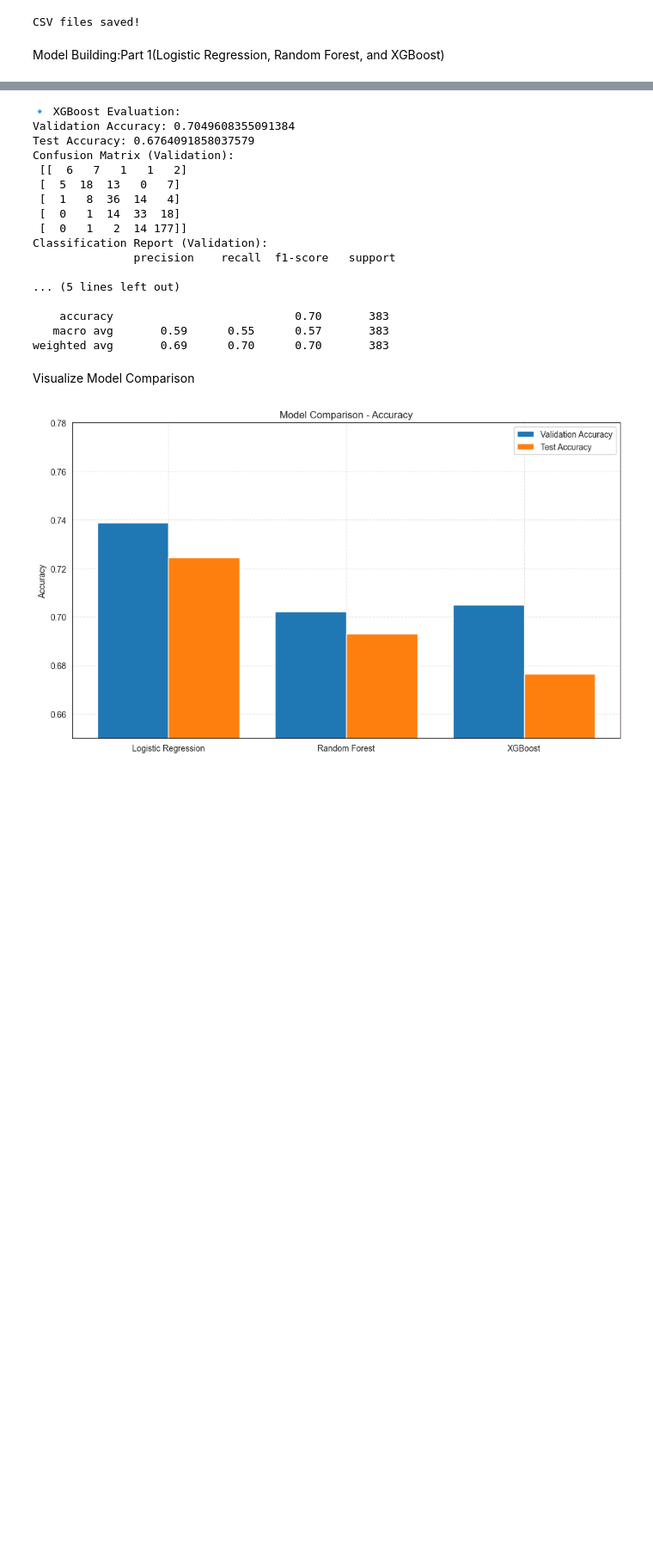
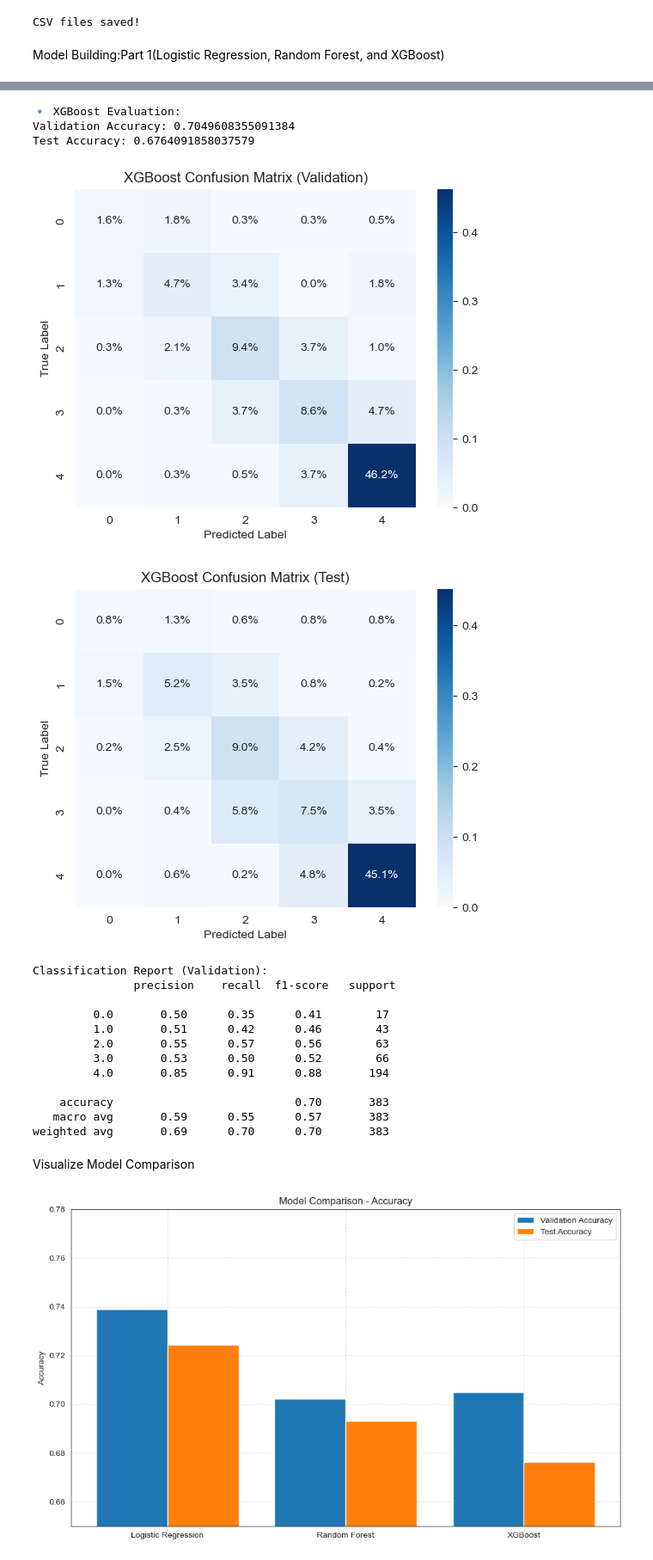
Before and after one commit to soulgoesflying/MLG382-Guided-Project, a Jupyter notebook: StudentPerformance.ipynb, the cells around one changed output, grey strips where cells are left out. Shown at 86% size. Drawn from its saved outputs; the diff is of its cells as text; code cells hidden in the pictures; blank space fills up the shorter version.

```diff
--- a/StudentPerformance.ipynb
+++ b/StudentPerformance.ipynb
@@ -675,36 +713,54 @@ weighted avg       0.69      0.70      0.68       383
 # %%
 # 3. XGBoost Model
 xgb_model = xgb.XGBClassifier(random_state=42)
 xgb_model.fit(X_train.drop(columns='GradeClass'), y_train)  # Train the model (excluding the target column)
 
 # Make predictions on validation and test sets
 y_val_pred_xgb = xgb_model.predict(X_val.drop(columns='GradeClass'))
 y_test_pred_xgb = xgb_model.predict(X_test.drop(columns='GradeClass'))
 
 # XGBoost Evaluation
 print("\n🔹 XGBoost Evaluation:")
 print("Validation Accuracy:", accuracy_score(y_val, y_val_pred_xgb))
 print("Test Accuracy:", accuracy_score(y_test, y_test_pred_xgb))
-print("Confusion Matrix (Validation):\n", confusion_matrix(y_val, y_val_pred_xgb))
+
+# Heatmap for the validation set
+cm_val_log_reg = confusion_matrix(y_val, y_val_pred_xgb)
+cm_val_prob_log_reg = cm_val_log_reg / np.sum(cm_val_log_reg)
+_ = sns.heatmap(cm_val_prob_log_reg, annot=True, cmap='Blues', fmt='.1%')
+plt.title('XGBoost Confusion Matrix (Validation)')
+plt.xlabel('Predicted Label')
+plt.ylabel('True Label')
+plt.show()
+
+# Heatmap for the test set
+cm_test_log_reg = confusion_matrix(y_test, y_test_pred_xgb)
+cm_test_prob_log_reg = cm_test_log_reg / np.sum(cm_test_log_reg)
+_ = sns.heatmap(cm_test_prob_log_reg, annot=True, cmap='Blues', fmt='.1%')
+plt.title('XGBoost Confusion Matrix (Test)')
+plt.xlabel('Predicted Label')
+plt.ylabel('True Label')
+plt.show()
+
 print("Classification Report (Validation):\n", classification_report(y_val, y_val_pred_xgb))
 # %% [output]
 🔹 XGBoost Evaluation:
 Validation Accuracy: 0.7049608355091384
 Test Accuracy: 0.6764091858037579
-Confusion Matrix (Validation):
- [[  6   7   1   1   2]
- [  5  18  13   0   7]
- [  1   8  36  14   4]
- [  0   1  14  33  18]
- [  0   1   2  14 177]]
-Classification Report (Validation):
-               precision    recall  f1-score   support
-
-... (5 lines left out)
-
-    accuracy                           0.70       383
-   macro avg       0.59      0.55      0.57       383
-weighted avg       0.69      0.70      0.70       383
+[figure, added]
+[figure, added]
+Classification Report (Validation):
+               precision    recall  f1-score   support
+
+         0.0       0.50      0.35      0.41        17
+         1.0       0.51      0.42      0.46        43
+         2.0       0.55      0.57      0.56        63
+         3.0       0.53      0.50      0.52        66
+         4.0       0.85      0.91      0.88       194
+
+    accuracy                           0.70       383
+   macro avg       0.59      0.55      0.57       383
+weighted avg       0.69      0.70      0.70       383
 # %% [markdown]
 Visualize Model Comparison
 # %%
```
Also changed, not shown: parts of 25 cells of this notebook, 5 other files.
